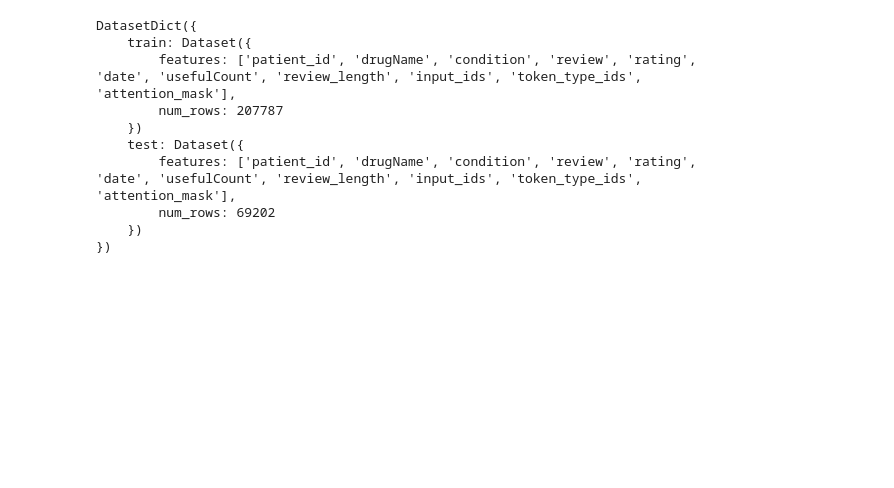
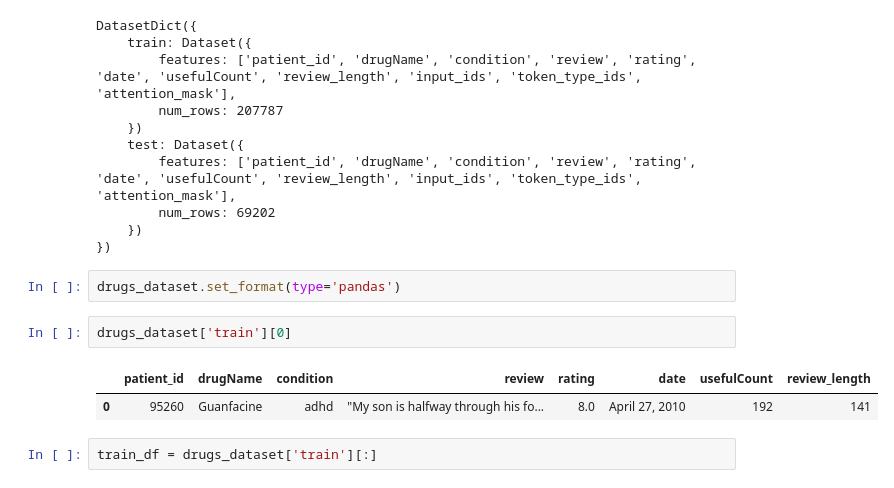
Before and after one commit to nestorxyz/hf-nlp, a Jupyter notebook: notebooks/the_dataset_library.ipynb, the cells around one changed output. Drawn from its saved outputs; the diff is of its cells as text; blank space fills up the shorter version.

Commit message:
save dataset

```diff
--- a/notebooks/the_dataset_library.ipynb
+++ b/notebooks/the_dataset_library.ipynb
@@ -343,3 +345,12 @@ DatasetDict({
         num_rows: 69202
     })
 })
+# %%
+drugs_dataset.set_format(type='pandas')
+# %%
+drugs_dataset['train'][0]
+# %% [output]
+|  | patient_id | drugName | condition | review | rating | date | usefulCount | review_length |
+| 0 | 95260 | Guanfacine | adhd | "My son is halfway through his fo... | 8.0 | April 27, 2010 | 192 | 141 |
+# %%
+train_df = drugs_dataset['train'][:]
```
Also changed, not shown: parts of 14 cells of this notebook.
